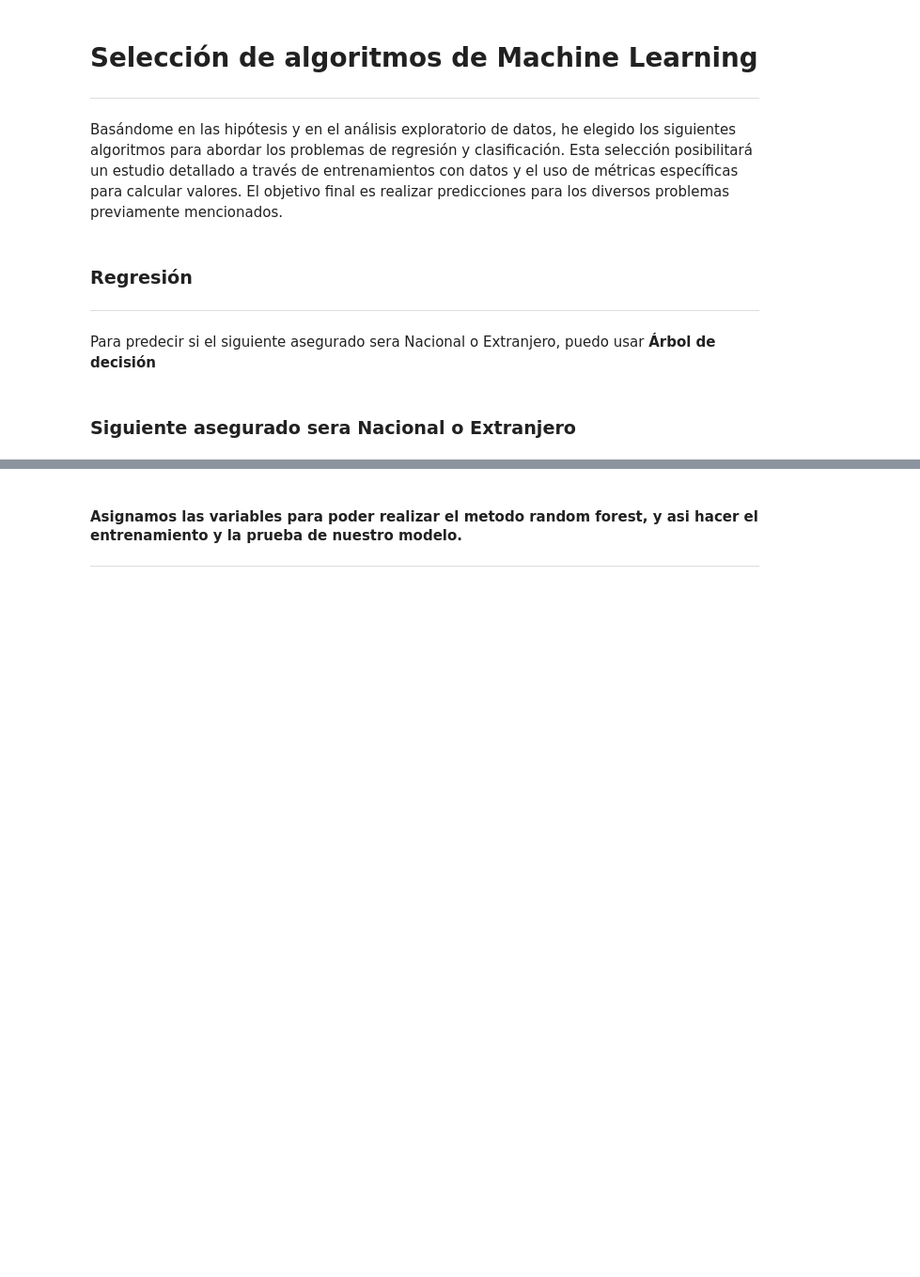
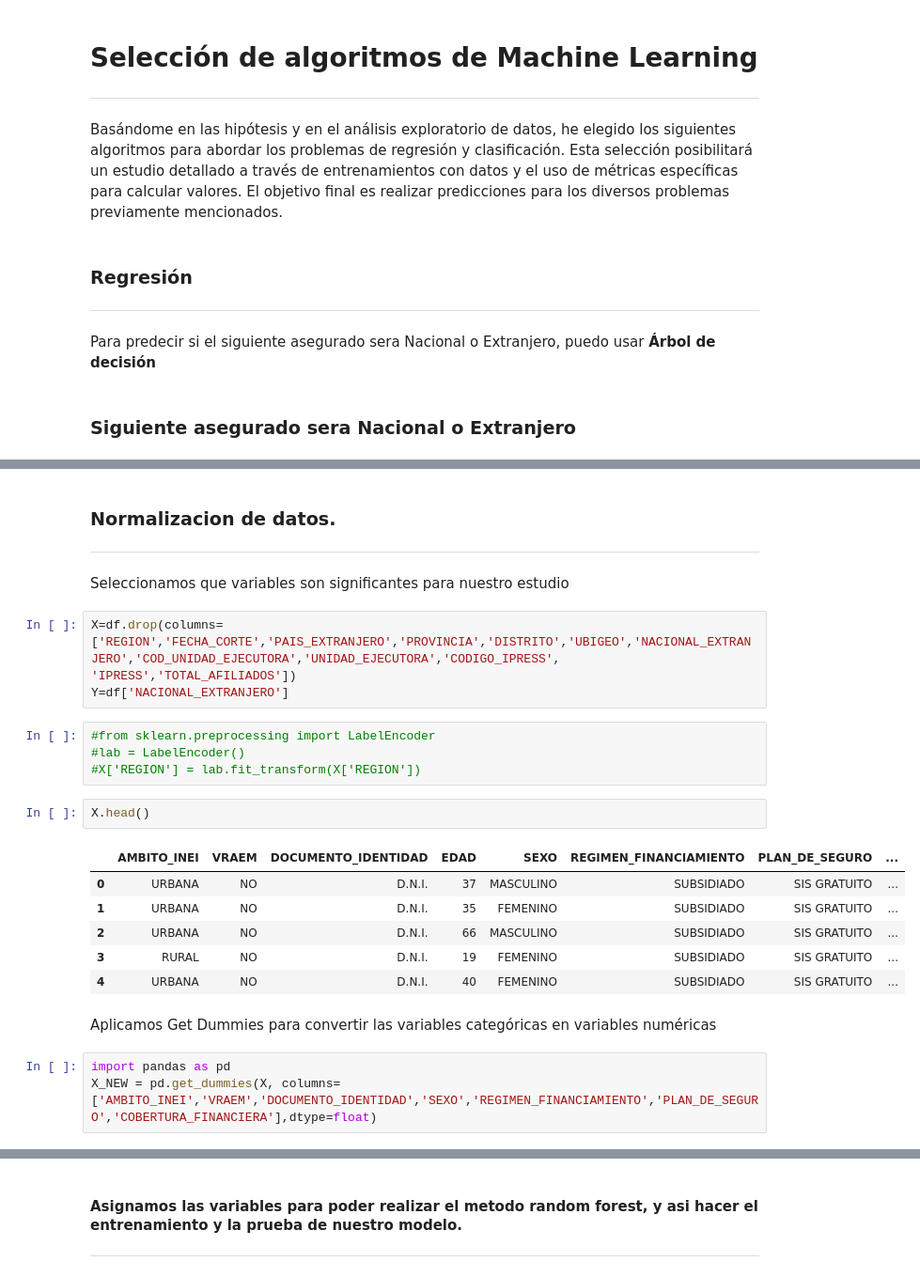
Before and after one commit to ERICK2500/Proyecto_CoderHouse, a Jupyter notebook: ERICK_RAMOS_ZAPATA_2°PREENTREGA.ipynb, the cells around one changed output, grey strips where cells are left out. Shown at 94% size. Cells and saved outputs as stored; diff of their text form; blank space fills up the shorter version.

```diff
--- a/ERICK_RAMOS_ZAPATA_2°PREENTREGA.ipynb
+++ b/ERICK_RAMOS_ZAPATA_2°PREENTREGA.ipynb
@@ -455,0 +391,28 @@ Name: NACIONAL_EXTRANJERO, dtype: int64
+# %% [markdown]
+### Normalizacion de datos.
+
+
+---
+# %% [markdown]
+Seleccionamos que variables son significantes para nuestro estudio
+# %%
+X=df.drop(columns=['REGION','FECHA_CORTE','PAIS_EXTRANJERO','PROVINCIA','DISTRITO','UBIGEO','NACIONAL_EXTRANJERO','COD_UNIDAD_EJECUTORA','UNIDAD_EJECUTORA','CODIGO_IPRESS',	'IPRESS','TOTAL_AFILIADOS'])
+Y=df['NACIONAL_EXTRANJERO']
+# %%
+#from sklearn.preprocessing import LabelEncoder
+#lab = LabelEncoder()
+#X['REGION'] = lab.fit_transform(X['REGION'])
+# %%
+X.head()
+# %% [output]
+|  | AMBITO_INEI | VRAEM | DOCUMENTO_IDENTIDAD | EDAD | SEXO | REGIMEN_FINANCIAMIENTO | PLAN_DE_SEGURO | ... |
+| 0 | URBANA | NO | D.N.I. | 37 | MASCULINO | SUBSIDIADO | SIS GRATUITO | ... |
+| 1 | URBANA | NO | D.N.I. | 35 | FEMENINO | SUBSIDIADO | SIS GRATUITO | ... |
+| 2 | URBANA | NO | D.N.I. | 66 | MASCULINO | SUBSIDIADO | SIS GRATUITO | ... |
+| 3 | RURAL | NO | D.N.I. | 19 | FEMENINO | SUBSIDIADO | SIS GRATUITO | ... |
+| 4 | URBANA | NO | D.N.I. | 40 | FEMENINO | SUBSIDIADO | SIS GRATUITO | ... |
+# %% [markdown]
+Aplicamos Get Dummies para convertir las variables categóricas en variables numéricas
+# %%
+import pandas as pd
+X_NEW = pd.get_dummies(X, columns=['AMBITO_INEI','VRAEM','DOCUMENTO_IDENTIDAD','SEXO','REGIMEN_FINANCIAMIENTO','PLAN_DE_SEGURO','COBERTURA_FINANCIERA'],dtype=float)
```
Also changed, not shown: parts of 27 cells of this notebook.
